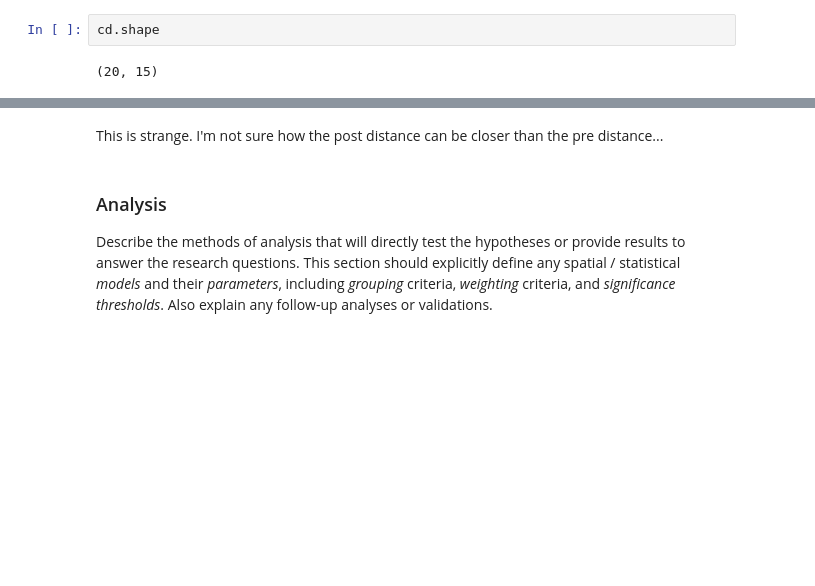
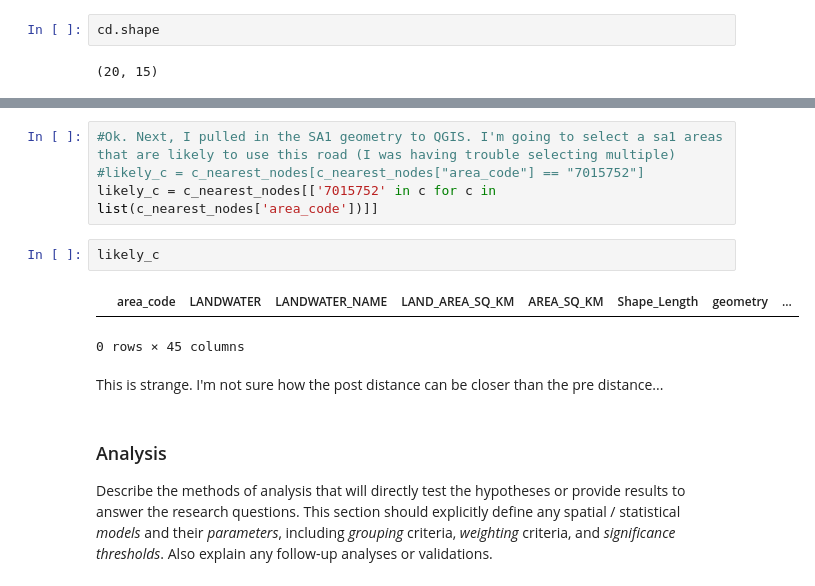
Before and after one commit to gsokolow/Flooding-and-Healthcare-2024, a Jupyter notebook: procedure/code/01-Jupyter_notebook.ipynb, the cells around one changed output, grey strips where cells are left out. Cells and saved outputs as stored; diff of their text form; blank space fills up the shorter version.

```diff
--- a/procedure/code/01-Jupyter_notebook.ipynb
+++ b/procedure/code/01-Jupyter_notebook.ipynb
@@ -1465,3 +1584,12 @@ cd.head(20)
+# %%
+#Ok. Next, I pulled in the SA1 geometry to QGIS. I'm going to select a sa1 areas that are likely to use this road (I was having trouble selecting multiple)
+#likely_c = c_nearest_nodes[c_nearest_nodes["area_code"] == "7015752"]
+likely_c = c_nearest_nodes[['7015752' in c for c in list(c_nearest_nodes['area_code'])]]
+# %%
+likely_c
+# %% [output]
+|  | area_code | LANDWATER | LANDWATER_NAME | LAND_AREA_SQ_KM | AREA_SQ_KM | Shape_Length | geometry | ... |
+0 rows × 45 columns
 # %% [markdown]
 This is strange. I'm not sure how the post distance can be closer than the pre distance...
 # %% [markdown]
```
Also changed, not shown: parts of 23 cells of this notebook, 4 other files.
